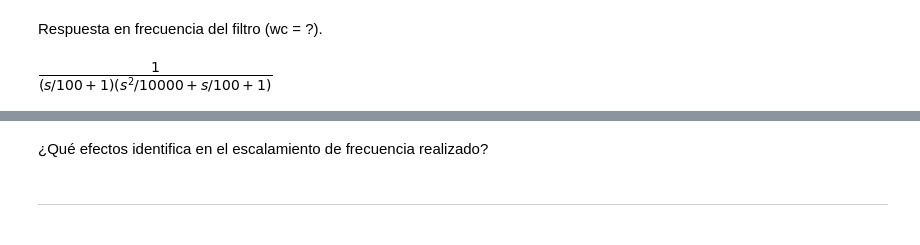
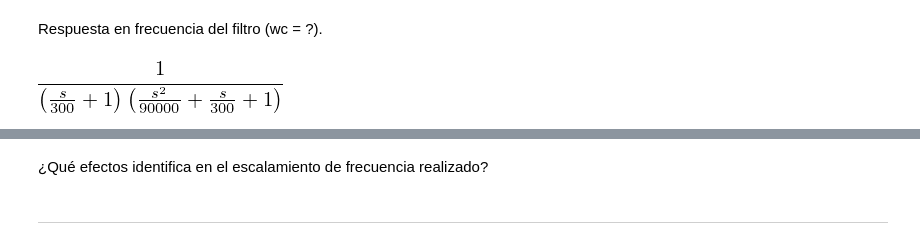
Before and after one commit to pierrediazp/Se-ales_y_Sistemas, a Jupyter notebook: FiltroButter.ipynb, the cells around one changed output, grey strips where cells are left out. Drawn from its saved outputs; the diff is of its cells as text; code cells hidden in the pictures.

```diff
--- a/FiltroButter.ipynb
+++ b/FiltroButter.ipynb
@@ -140,6 +144,7 @@ Respuesta en frecuencia del filtro (wc = ?).
 # %%
 # Escriba su código
 # %%
-H.subs({wc:100})
+H100 = H.subs({wc:300})
+H100
 # %% [output]
-[figure, old version]
+[figure, new version]
```
Also changed, not shown: parts of 11 cells of this notebook, 7 other files.
